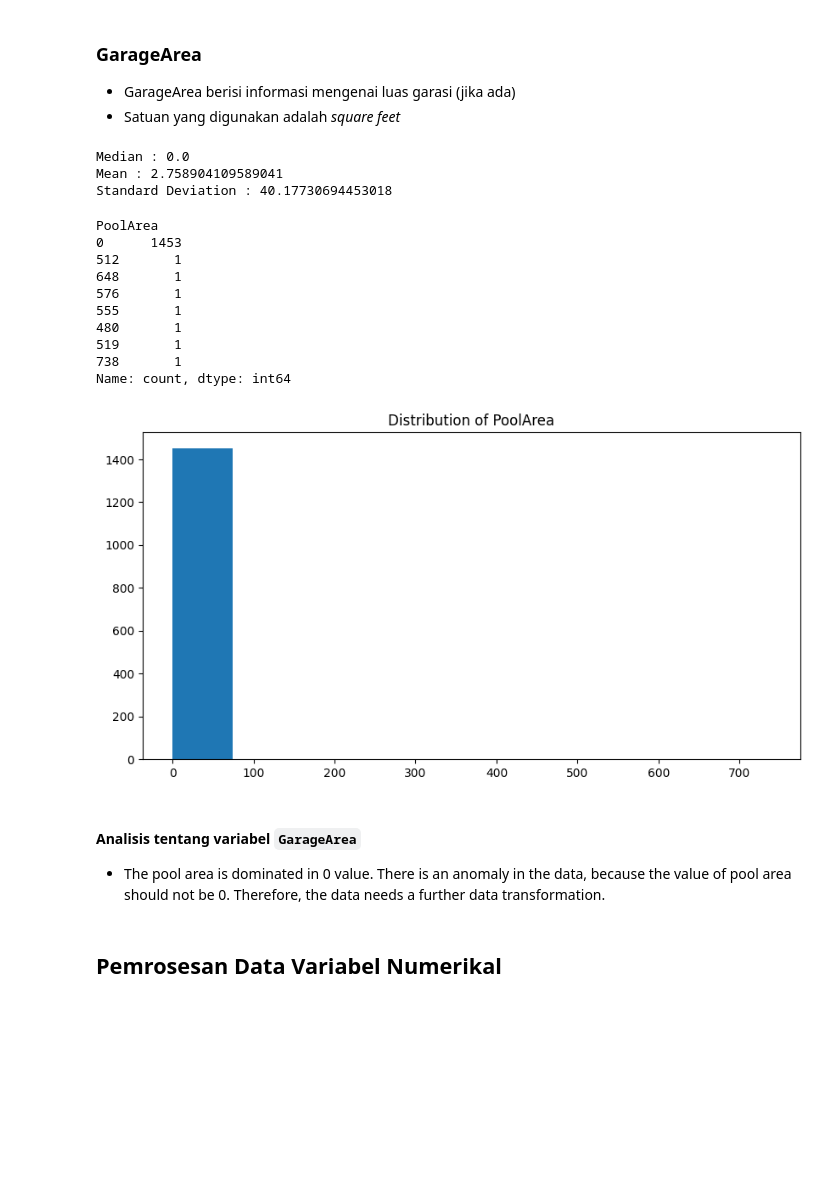
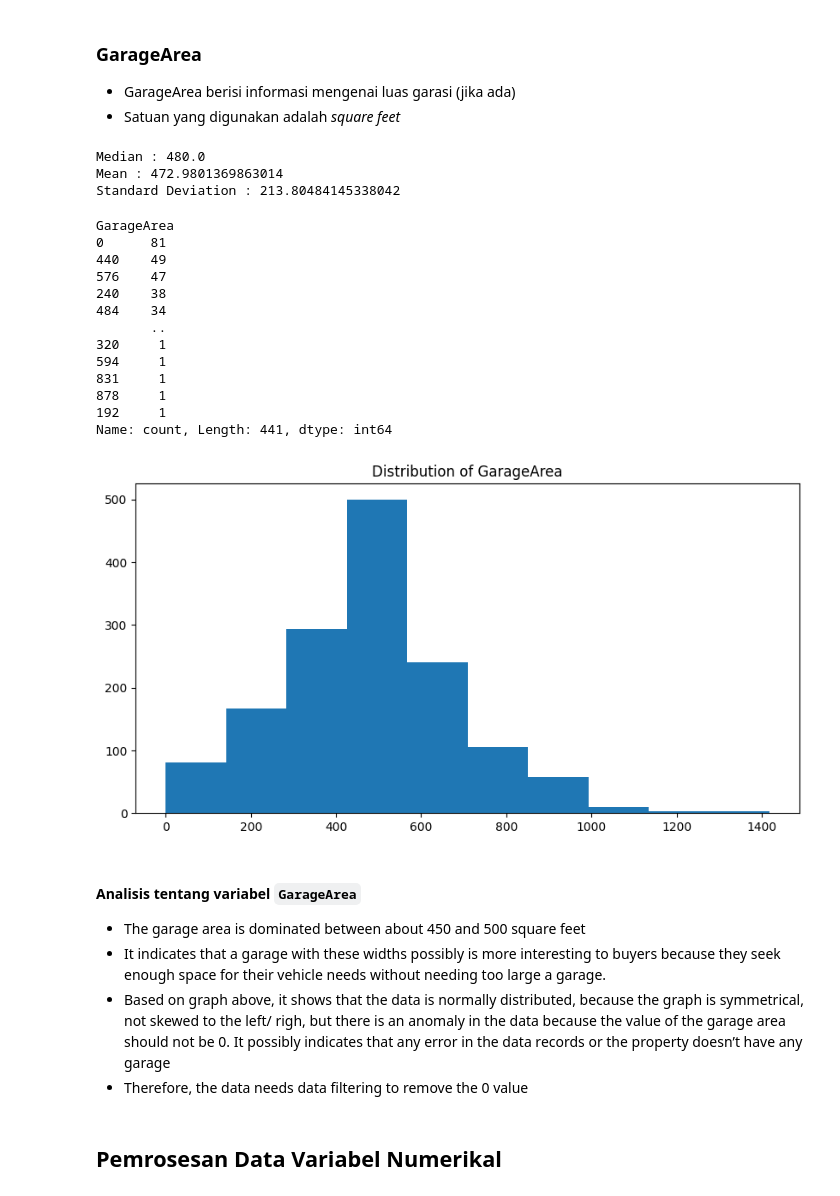
Before and after one commit to arnolmanurung98/Data-Science-Final-Project-Kelas.work, a Jupyter notebook: Case_Study_02_Housing_Price.ipynb, the cells around one changed output. Saved outputs shown, nothing was run; the diff lists cells and outputs as text; code cells hidden in the pictures; blank space fills up the shorter version.

```diff
--- a/Case_Study_02_Housing_Price.ipynb
+++ b/Case_Study_02_Housing_Price.ipynb
@@ -163,37 +172,43 @@ plt.show()
 * GarageArea berisi informasi mengenai luas garasi (jika ada)
 * Satuan yang digunakan adalah *square feet*
 # %%
-print('Median :', stats.median(house['PoolArea']))
-print('Mean :', stats.mean(house['PoolArea']))
-print('Standard Deviation :', stats.stdev(house['PoolArea']))
+print('Median :', stats.median(house['GarageArea']))
+print('Mean :', stats.mean(house['GarageArea']))
+print('Standard Deviation :', stats.stdev(house['GarageArea']))
 # %% [output]
-Median : 0.0
-Mean : 2.758904109589041
-Standard Deviation : 40.17730694453018
+Median : 480.0
+Mean : 472.9801369863014
+Standard Deviation : 213.80484145338042
 # %%
-print(house['PoolArea'].value_counts())
+print(house['GarageArea'].value_counts())
 # %% [output]
-PoolArea
-0      1453
-512       1
-648       1
-576       1
-555       1
-480       1
-519       1
-738       1
-Name: count, dtype: int64
+GarageArea
+0      81
+440    49
+576    47
+240    38
+484    34
+       ..
+320     1
+594     1
+831     1
+878     1
+192     1
+Name: count, Length: 441, dtype: int64
 # %%
 plt.figure(figsize=(10,5))
-plt.hist(house['PoolArea'])
-plt.title('Distribution of PoolArea')
+plt.hist(house['GarageArea'])
+plt.title('Distribution of GarageArea')
 plt.show()
 # %% [output]
-[figure, old version]
+[figure, new version]
-# %% [markdown]
-#### **Analisis tentang variabel `GarageArea`**
-
-* The pool area is dominated in 0 value. There is an anomaly in the data, because the value of pool area should not be 0. Therefore, the data needs a further data transformation.
+# %% [markdown]
+#### **Analisis tentang variabel `GarageArea`**
+
+* The garage area is dominated between about 450 and 500 square feet
+* It indicates that a garage with these widths possibly is more interesting to buyers because they seek enough space for their vehicle needs without needing too large a garage.
+* Based on graph above, it shows that the data is normally distributed, because the graph is symmetrical, not skewed to the left/ righ, but there is an anomaly in the data because the value of the garage area should not be 0. It  possibly indicates that any error in the data records or the property doesn’t have any garage
+* Therefore, the data needs data filtering to remove the 0 value
 # %% [markdown]
 ## Pemrosesan Data Variabel Numerikal
 # %%
```
Also changed, not shown: parts of 9 cells of this notebook.
